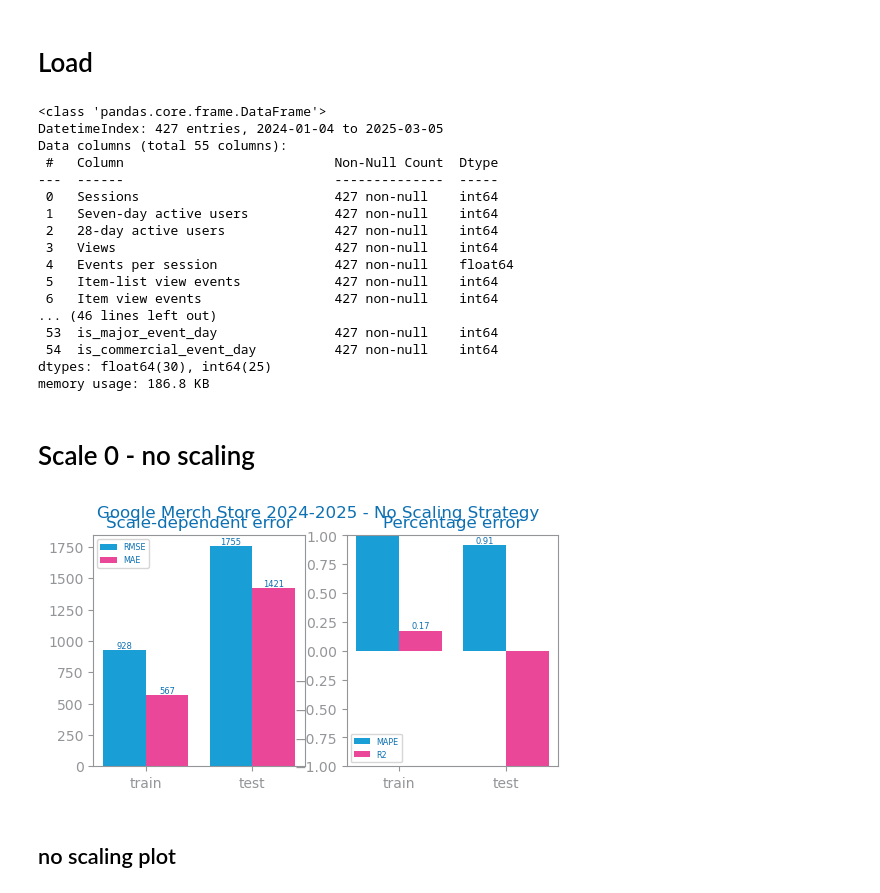
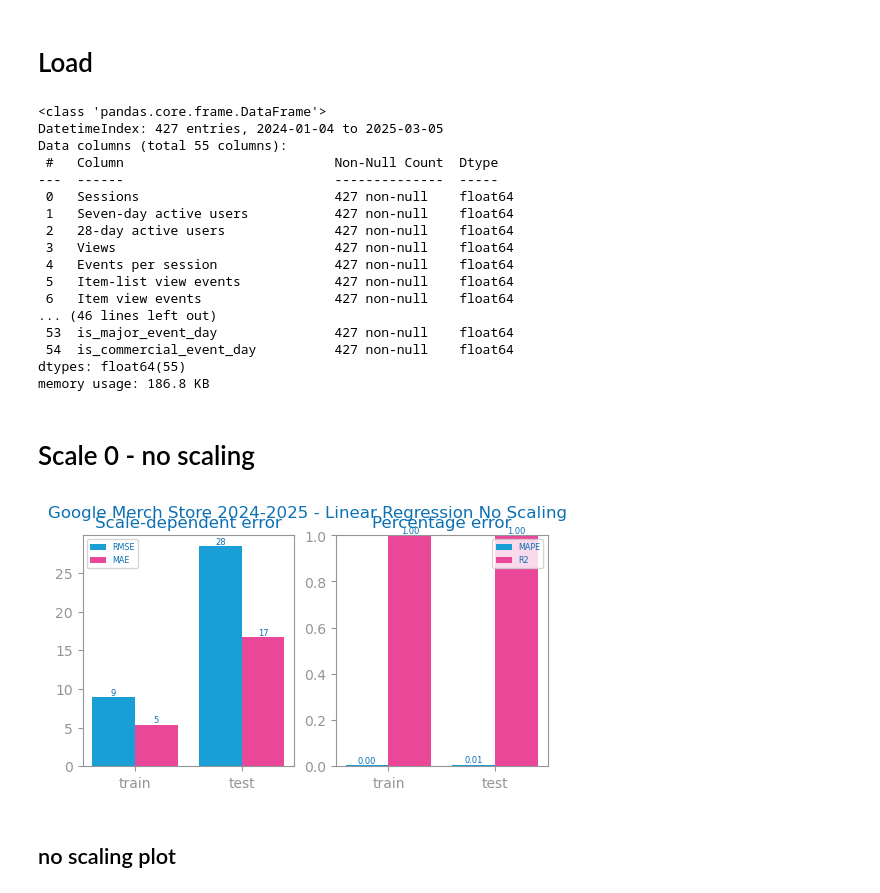
Before and after one commit to jvanalytics/ist_dash_2024_rec, a Jupyter notebook: time_series_forecasting/notebooks/dataset_3/3_ga4_merch_agg_2024_time_series_scaling.ipynb, the cells around one changed output. Cells and saved outputs as stored; diff of their text form; code cells hidden in the pictures.

```diff
--- a/time_series_forecasting/notebooks/dataset_3/3_ga4_merch_agg_2024_time_series_scaling.ipynb
+++ b/time_series_forecasting/notebooks/dataset_3/3_ga4_merch_agg_2024_time_series_scaling.ipynb
@@ -22,8 +22,8 @@ data_functions loaded
 # %% [markdown]
 # Load
 # %%
-test_data=True
-# test_data=False
+# test_data=True
+test_data=False
 
 
 data=pd.read_csv(filepath, decimal=".",  index_col='Date', parse_dates=True,  infer_datetime_format=True)
@@ -41,44 +41,50 @@ DatetimeIndex: 427 entries, 2024-01-04 to 2025-03-05
 Data columns (total 55 columns):
  #   Column                           Non-Null Count  Dtype
 ---  ------                           --------------  -----
- 0   Sessions                         427 non-null    int64
- 1   Seven-day active users           427 non-null    int64
- 2   28-day active users              427 non-null    int64
- 3   Views                            427 non-null    int64
+ 0   Sessions                         427 non-null    float64
+ 1   Seven-day active users           427 non-null    float64
+ 2   28-day active users              427 non-null    float64
+ 3   Views                            427 non-null    float64
  4   Events per session               427 non-null    float64
- 5   Item-list view events            427 non-null    int64
- 6   Item view events                 427 non-null    int64
+ 5   Item-list view events            427 non-null    float64
+ 6   Item view events                 427 non-null    float64
 ... (46 lines left out)
- 53  is_major_event_day               427 non-null    int64
- 54  is_commercial_event_day          427 non-null    int64
-dtypes: float64(30), int64(25)
+ 53  is_major_event_day               427 non-null    float64
+ 54  is_commercial_event_day          427 non-null    float64
+dtypes: float64(55)
 memory usage: 186.8 KB
 # %% [markdown]
 # Scale 0 - no scaling
-# %%
-from pandas import Series
-from dslabs_functions import plot_forecasting_eval
-from sklearn.linear_model import LinearRegression
-
-
-# evaluate_approach is in data_functions originally from DSLABS/ Data Prep / Methodology
-train, test = series_train_test_split(series, trn_pct=test_split_threshold)
-
-trnX = arange(len(train)).reshape(-1, 1)
-trnY = train.to_numpy()
-tstX = arange(len(train), len(data)).reshape(-1, 1)
-tstY = test.to_numpy()
-
-model = LinearRegression()
-model.fit(trnX, trnY)
-
-prd_trn: Series = Series(model.predict(trnX), index=train.index)
-prd_tst: Series = Series(model.predict(tstX), index=test.index)
-
-plot_forecasting_eval(train, test, prd_trn, prd_tst, title=f"{file_tag} - No Scaling Strategy")
-savefig(f"images/{file_tag}_linear_regression_no_scale.png")
-# %% [output]
-[figure, removed]
+# %%
+from pandas import Series
+from dslabs_functions import plot_forecasting_eval
+from sklearn.linear_model import LinearRegression
+
+
+data_0 = data.copy()
+
+# Split the data into train and test sets
+train_0, test_0 = series_train_test_split(data_0, trn_pct=test_split_threshold)
+
+# Prepare the training and testing data
+trnX_0 = train_0.drop(columns=[target])
+trnY_0 = train_0[target]
+tstX_0 = test_0.drop(columns=[target])
+tstY_0 = test_0[target]
+
+# Fit the linear regression model
+model_0 = LinearRegression()
+model_0.fit(trnX_0, trnY_0)
+
+# Predict the training and testing data
+prd_trn_0 = Series(model_0.predict(trnX_0), index=train_0.index)
+prd_tst_0 = Series(model_0.predict(tstX_0), index=test_0.index)
+
+# Plot the forecasting evaluation
+plot_forecasting_eval(train_0[target], test_0[target], prd_trn_0, prd_tst_0, title=f"{file_tag} - Linear Regression No Scaling")
+savefig(f"images/{file_tag}_linear_regression_eval_no_scale.png")
+# %% [output]
+[figure, added]
 # %% [markdown]
 ## no scaling plot
 # %%
```
Also changed, not shown: parts of 7 cells of this notebook, 6 other files.
